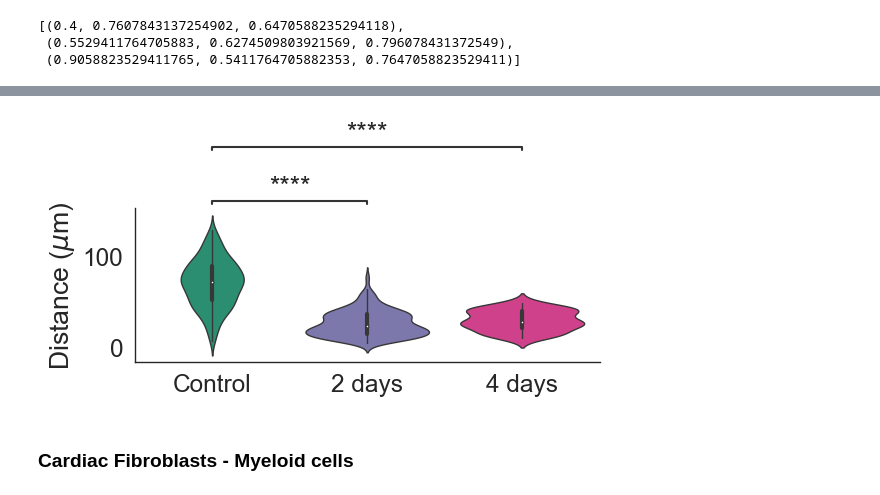
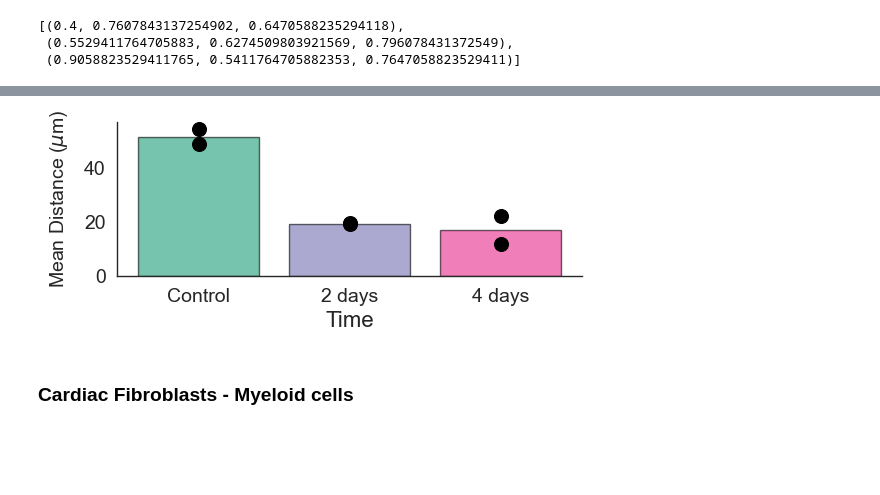
Before and after one commit to SchapiroLabor/mi_spatialomics, a Jupyter notebook: analysis/molecular_cartography_python/molkart.local_analysis_lianaplus.ipynb, the cells around one changed output, grey strips where cells are left out. Cells and saved outputs as stored; diff of their text form; code cells hidden in the pictures; blank space fills up the shorter version.

```diff
--- a/analysis/molecular_cartography_python/molkart.local_analysis_lianaplus.ipynb
+++ b/analysis/molecular_cartography_python/molkart.local_analysis_lianaplus.ipynb
@@ -379,17 +383,12 @@ selected_colors
  (0.5529411764705883, 0.6274509803921569, 0.796078431372549),
  (0.9058823529411765, 0.5411764705882353, 0.7647058823529411)]
 # %%
-import seaborn as sns
-
 plot_size_factor = 2
 
 ##### control calculations
-ndist_neighbours = 3
+ndist_neighbours = 1
 endo_distances_dict = {}
 # Get the color palette
-#palette = sns.color_palette('Set2')
-# Select the first, third, and fourth elements
-#selected_colors = [palette[i] for i in [0, 2, 3]]
 selected_colors = ["#1B9E77","#7570B3","#E7298A"]
 
 # Loop over anndata_objects and calculate the distances between Endocardial cells and Myeloid cells for each sample and store the results in a list called endo_distances
@@ -403,10 +402,10 @@ for sample in anndata_objects.keys():
     else:
         adata = anndata_objects[sample]
         # Get the positions in spatial for all cells annotated as Endocardial cells in adata.obs['liana_cts']
-        endo_cells = adata.obs['liana_cts'] == 'Endocardial cells'
+        endo_cells = adata.obs['liana_cts'] == 'Endocardial_cells'
         endo_cells = adata.obsm['spatial'][endo_cells]
 
-        myeloid_cells = adata.obs['liana_cts'] == 'Myeloid cells'
+        myeloid_cells = adata.obs['liana_cts'] == 'Myeloid_cells'
         myeloid_cells = adata.obsm['spatial'][myeloid_cells]
 
         from scipy.spatial import distance
@@ -417,21 +416,21 @@ for sample in anndata_objects.keys():
         # For each row in endo_distances, keep only the X smallest values and remove the other values from the array
         endo_distances = np.array([np.sort(row)[:ndist_neighbours] for row in endo_distances])
 
-        # Flatten the array
-        endo_distances = endo_distances.flatten()
+        # Calculate mean distance for this sample
+        mean_distance = np.mean(endo_distances)
 
-        # Check if timepoint already exists and if so, append the values to the existing dict
+        # Store mean distance for this sample
+        # Check if timepoint already exists and if so, append the mean value to the existing dict
         if timepoint in endo_distances_dict.keys():
-            endo_distances_dict[timepoint] = np.append(endo_distances_dict[timepoint], endo_distances)
+            endo_distances_dict[timepoint].append(mean_distance)
         else:
-            endo_distances_dict[timepoint] = endo_distances
-
+            endo_distances_dict[timepoint] = [mean_distance]
 
 import statsmodels.api as sm
 from statsmodels.formula.api import ols
 # Convert endo_distances_dict into a pandas data frame with column 'distance' and 'timepoint'
 endo_distances_df = pd.DataFrame({'distance': np.concatenate(list(endo_distances_dict.values())),
-                                    'timepoint': np.concatenate([[key] * len(value) for key, value in endo_distances_dict.items()])})
+                                'timepoint': np.concatenate([[key] * len(value) for key, value in endo_distances_dict.items()])})
 
 # Use sm.stats.anova_lm to perform anova on endo_distances_df
 aov_table = sm.stats.anova_lm(ols('distance ~ timepoint', data=endo_distances_df).fit(), typ=2)
@@ -440,50 +439,29 @@ print(aov_table)
 import scikit_posthocs as sp
 t_tests = sp.posthoc_ttest(endo_distances_df, val_col='distance', group_col='timepoint', p_adjust='bonferroni')
 print(t_tests)
-
-
-
 from statannotations.Annotator import Annotator
 # Set the order that the keys in endo_distances_dict will be plotted to control, 4h, 2d, 4d
 endo_distances_dict = {key: endo_distances_dict[key] for key in ['control', '2d', '4d']}
-
 sns.set_style('white')
 sns.set_context("paper", font_scale = 2)
 fig, ax = plt.subplots(figsize=(plot_size_factor*3,plot_size_factor))
-# Take the first, third and fourth color from the color palette 'Set2' in seaborn
+# Calculate means for each timepoint
+means = {k: np.mean(v) for k,v in endo_distances_dict.items()}
 
-# Create a list of dataframes, one for each key-value pair in the dictionary
-dfs = [pd.DataFrame({ 'key': k, 'value': v }) for k, v in endo_distances_dict.items()]
+# Plot bars
+x_pos = np.arange(len(means))
+plt.bar(x_pos, list(means.values()), color=selected_colors, alpha=0.6, edgecolor='black', linewidth=1)
 
-# Concatenate all the dataframes together
-df_endo = pd.concat(dfs, ignore_index=True)
+# Plot individual points
+for i, (timepoint, values) in enumerate(endo_distances_dict.items()):
+    plt.scatter([i]*len(values), values, color='black', s=100)
 
-ax = sns.violinplot(data = df_endo, x='key', y='value', palette=selected_colors, linewidth=1)
-# Change the alpha of the violin plot
-ax.set(xlabel=None)
-
-pairs = [("control", "2d"), ("control", "4d")]
-order = ['control', '2d', '4d']
-annot = Annotator(ax, pairs, data=df_endo, x='key', y='value', order=order)
-annot.new_plot(ax, pairs= pairs,
-               data=df_endo, x="key", y="value", order=order)
-annot.configure(loc='outside')
-annot.set_custom_annotations(["****", "****"])
-annot.annotate()
-
-# Add a stripplot on top of the violin plots
-#sns.stripplot(data = list(endo_distances_dict.values()), color="black", alpha=0.5, ax=ax,jitter=True)
-
-# Plot data points on top of violin plots. Each data point should be a measurement from one cell
-#sns.swarmplot(data = list(endo_distances_dict.values()), color="black", alpha=0.5)
-
-# Rename the x axis labels to control, 2d, 4d
-plt.xticks([0, 1, 2], ['Control', '2 days', '4 days'])
-
-# Remove the black border of the plottng area
+# Customize plot
+plt.xticks(x_pos, ['Control', '2 days', '4 days'], fontsize=14)
+plt.yticks(fontsize=14)
+plt.ylabel('Mean Distance ($\mu$m)', fontsize=14, labelpad=10)
+plt.xlabel('Time', fontsize=16)
 sns.despine()
-# Add ylab that says distance to closest myeloid cell (micrometer) with the scientific symbol for micrometer
-plt.ylabel('Distance ($\mu$m)')
 
 plt.savefig("../../plots/molkart.liana_plus.distance_boxplot.endocard_myeloid.pdf", bbox_inches='tight')
 # %% [output]
@@ -506,4 +475,4 @@ control vs. 4d: ****
-[figure, old version]
+[figure, new version]
 # %% [markdown]
 ### Cardiac Fibroblasts - Myeloid cells
 # %%
```
Also changed, not shown: parts of 9 cells of this notebook.
